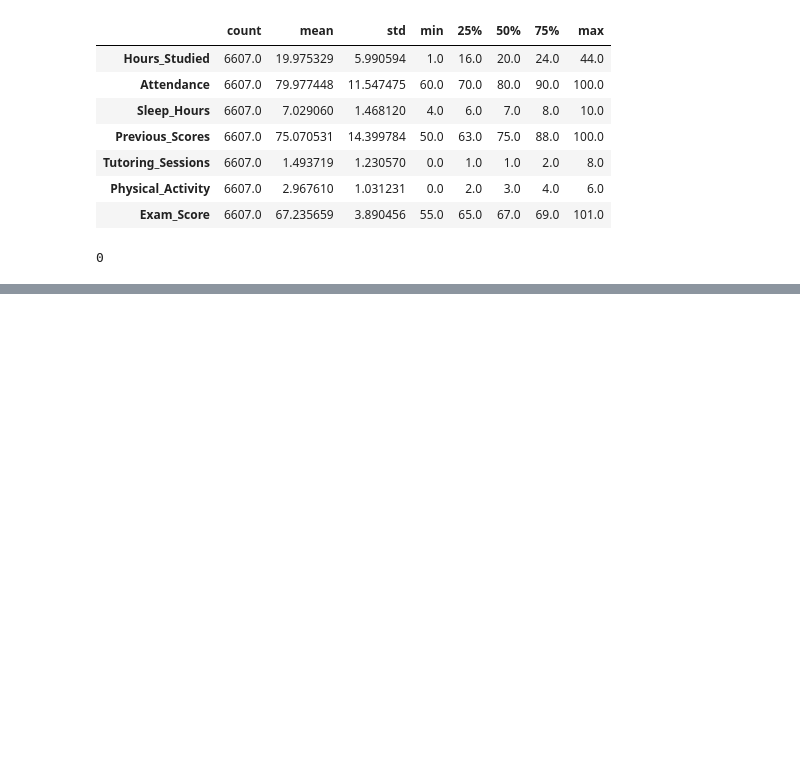
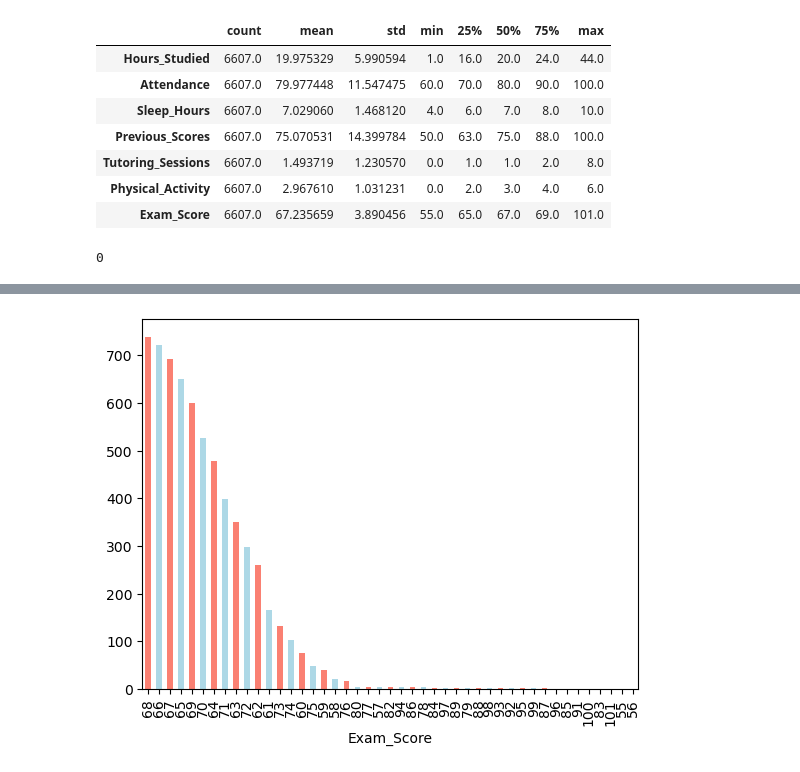
Before and after one commit to rapxang/Statical-Computing, a Jupyter notebook: Jupyter Notebook/StaticalComputing.ipynb, the cells around one changed output, grey strips where cells are left out. Saved outputs shown, nothing was run; the diff lists cells and outputs as text; code cells hidden in the pictures; blank space fills up the shorter version.

```diff
--- a/Jupyter Notebook/StaticalComputing.ipynb
+++ b/Jupyter Notebook/StaticalComputing.ipynb
@@ -89,3 +96,5 @@ df.describe().T
 df.duplicated().sum()
 # %% [output]
 0
+# %%
+CleanData = df.dropna()
@@ -91,0 +153,4 @@ df.duplicated().sum()
+# %%
+CleanData.Exam_Score.value_counts().plot(kind="bar", color=["salmon", "lightblue"]);
+# %% [output]
+[figure, added]
```
Also changed, not shown: parts of 7 cells of this notebook.
